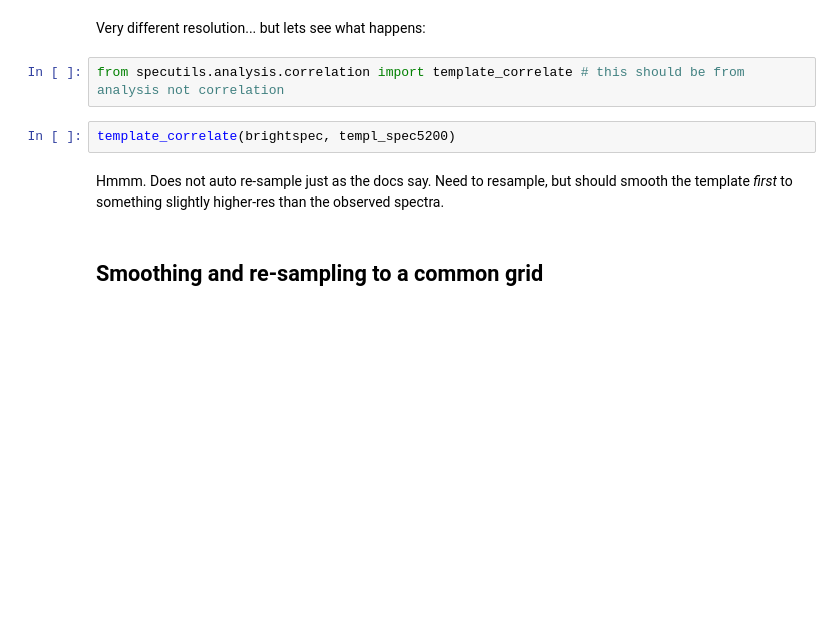
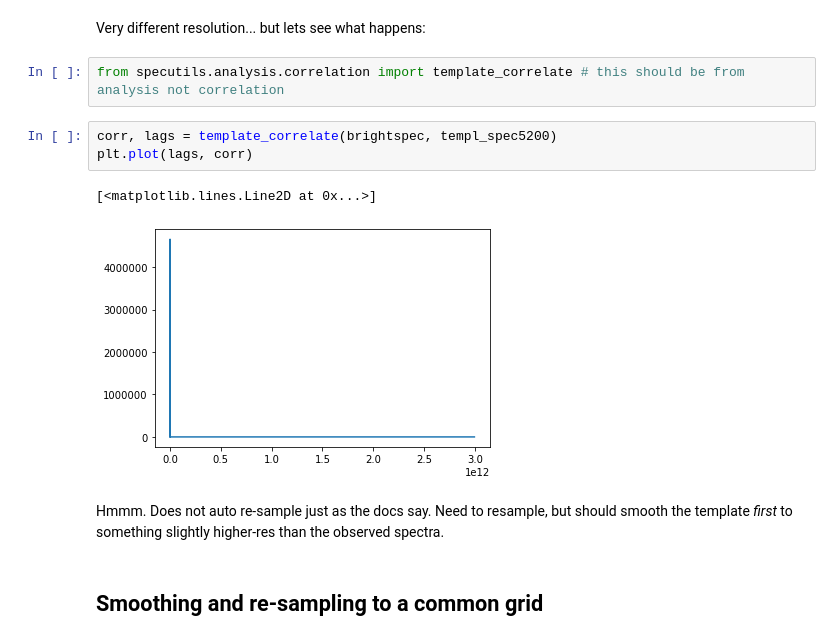
Before and after one commit to eteq/specutils, a Jupyter notebook: docs/Stellar cross-correlation.ipynb, the cells around one changed output. Cells and saved outputs as stored; diff of their text form; blank space fills up the shorter version.

```diff
--- a/docs/Stellar cross-correlation.ipynb
+++ b/docs/Stellar cross-correlation.ipynb
@@ -82,8 +94,12 @@ plt.xlim(8000, 9000)
 Very different resolution... but lets see what happens:
 # %%
 from specutils.analysis.correlation import template_correlate # this should be from analysis not correlation
-# %%
-template_correlate(brightspec, templ_spec5200)
+# %%
+corr, lags = template_correlate(brightspec, templ_spec5200)
+plt.plot(lags, corr)
+# %% [output]
+[<matplotlib.lines.Line2D at 0x...>]
+[figure, added]
 # %% [markdown]
 Hmmm.  Does not auto re-sample just as the docs say. Need to resample, but should smooth the template *first* to something slightly higher-res than the observed spectra.
 # %% [markdown]
```
Also changed, not shown: parts of 17 cells of this notebook.
